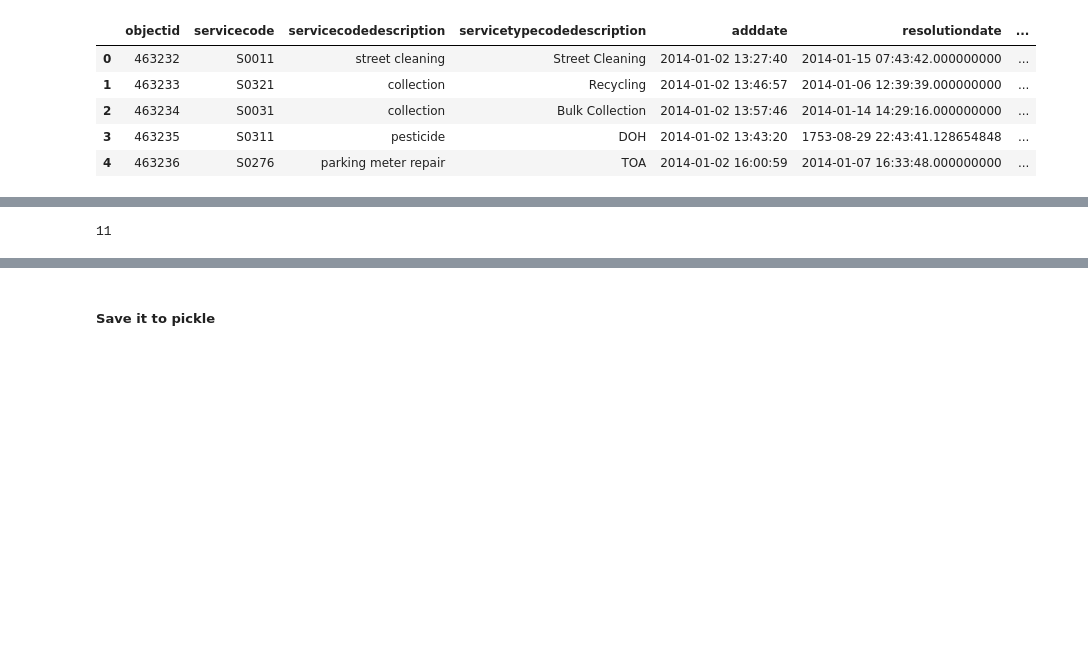
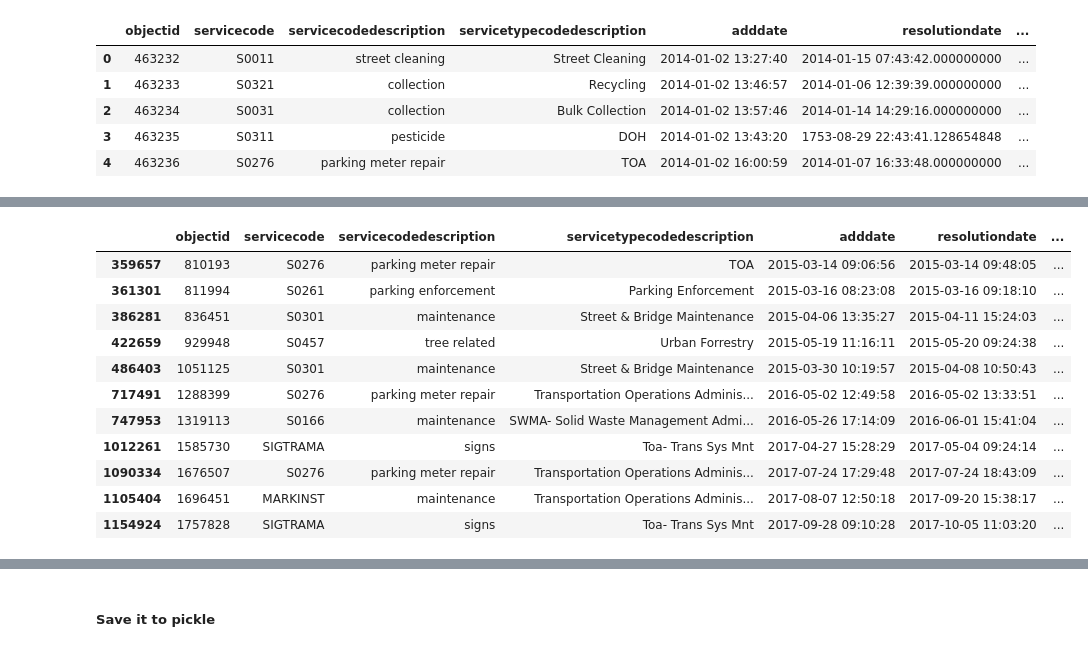
Before and after one commit to haoapple/The_Lab_DC_client_project, a Jupyter notebook: 02.EDA.ipynb, the cells around one changed output, grey strips where cells are left out. Cells and saved outputs as stored; diff of their text form; code cells hidden in the pictures; blank space fills up the shorter version.

```diff
--- a/02.EDA.ipynb
+++ b/02.EDA.ipynb
@@ -637,29 +657,30 @@ mapping = {
     'snow other': 'snow related',
     'bed bugs': 'pesticide',
     'fems - honor guard': 'dc gov',
+    'streetcar': 'maintenance',
     'dmv - ticket ombudsman': 'dmv related',
-    'streetcar': 'maintenance',
+    'light-overhead guide sign lighting repair': 'light repair',
     'ticket ombudsman': 'maintenance',
-    'light-overhead guide sign lighting repair': 'light repair',
     'dcra - misc': 'maintenance',
     'sanitation enforcement - customer follow-up': 'maintenance',
     'hoarding': 'maintenance',
     'homeless services - hypothermia/cold/winter - protection items': 'safety',
     'trash container - delivery - customer follow-up': 'maintenance',
     'graffiti removal - customer follow-up': 'graffiti removal',
+    'emergency - flooding': 'safety',
+    'recycling - school program': 'safety',
     'fems - 20/20 vision plan': 'safety',
-    'recycling - school program': 'safety',
-    'emergency - flooding': 'safety',
     'recycling container delivery - customer follow-up': 'collection',
     'dds - serious medication error': 'safety',
+    'supercan - repair - customer follow-up': 'maintenance',
     'emergency - senior assistance': 'safety',
-    'supercan - repair - customer follow-up': 'maintenance',
+    'dcra - zoning': 'maintenance',
+    'report invalid address to gis dept': 'safety',
     'bulk collection - unscheduled': 'collection',
     'homeless services - hypothermia/cold/winter - safety checks': 'safety',
     'dhs - iris update': 'maintenance',
-    'dcra - zoning': 'maintenance',
-    'report invalid address to gis dept': 'safety',
     'dds - theft of personal property': 'safety',
+    'emergency - transportation': 'transportation',
     'emergency - supplies': 'maintenance',
     'school transit subsidy program': 'safety',
     'homeless services - hypothermia/cold/winter - transport to shelter': 'safety',
@@ -773,4 +813,18 @@ csr_train.reset_index()
-# %%
-csr_train.PSA.isnull().sum()
-# %% [output]
-11
+# %%
+# By examining 11 null PSA data points, it is all location Maryland side of the state boarder.
+# Therefore, it has no PSA assignment and we decided to drop values.
+
+csr_train[csr_train.PSA.isnull()]
+# %% [output]
+|  | objectid | servicecode | servicecodedescription | servicetypecodedescription | adddate | resolutiondate | ... |
+| 359657 | 810193 | S0276 | parking meter repair | TOA | 2015-03-14 09:06:56 | 2015-03-14 09:48:05 | ... |
+| 361301 | 811994 | S0261 | parking enforcement | Parking Enforcement | 2015-03-16 08:23:08 | 2015-03-16 09:18:10 | ... |
+| 386281 | 836451 | S0301 | maintenance | Street & Bridge Maintenance | 2015-04-06 13:35:27 | 2015-04-11 15:24:03 | ... |
+| 422659 | 929948 | S0457 | tree related | Urban Forrestry | 2015-05-19 11:16:11 | 2015-05-20 09:24:38 | ... |
+| 486403 | 1051125 | S0301 | maintenance | Street & Bridge Maintenance | 2015-03-30 10:19:57 | 2015-04-08 10:50:43 | ... |
+| 717491 | 1288399 | S0276 | parking meter repair | Transportation Operations Adminis... | 2016-05-02 12:49:58 | 2016-05-02 13:33:51 | ... |
+| 747953 | 1319113 | S0166 | maintenance | SWMA- Solid Waste Management Admi... | 2016-05-26 17:14:09 | 2016-06-01 15:41:04 | ... |
+| 1012261 | 1585730 | SIGTRAMA | signs | Toa- Trans Sys Mnt | 2017-04-27 15:28:29 | 2017-05-04 09:24:14 | ... |
+| 1090334 | 1676507 | S0276 | parking meter repair | Transportation Operations Adminis... | 2017-07-24 17:29:48 | 2017-07-24 18:43:09 | ... |
+| 1105404 | 1696451 | MARKINST | maintenance | Transportation Operations Adminis... | 2017-08-07 12:50:18 | 2017-09-20 15:38:17 | ... |
+| 1154924 | 1757828 | SIGTRAMA | signs | Toa- Trans Sys Mnt | 2017-09-28 09:10:28 | 2017-10-05 11:03:20 | ... |
```
Also changed, not shown: parts of 25 cells of this notebook.
